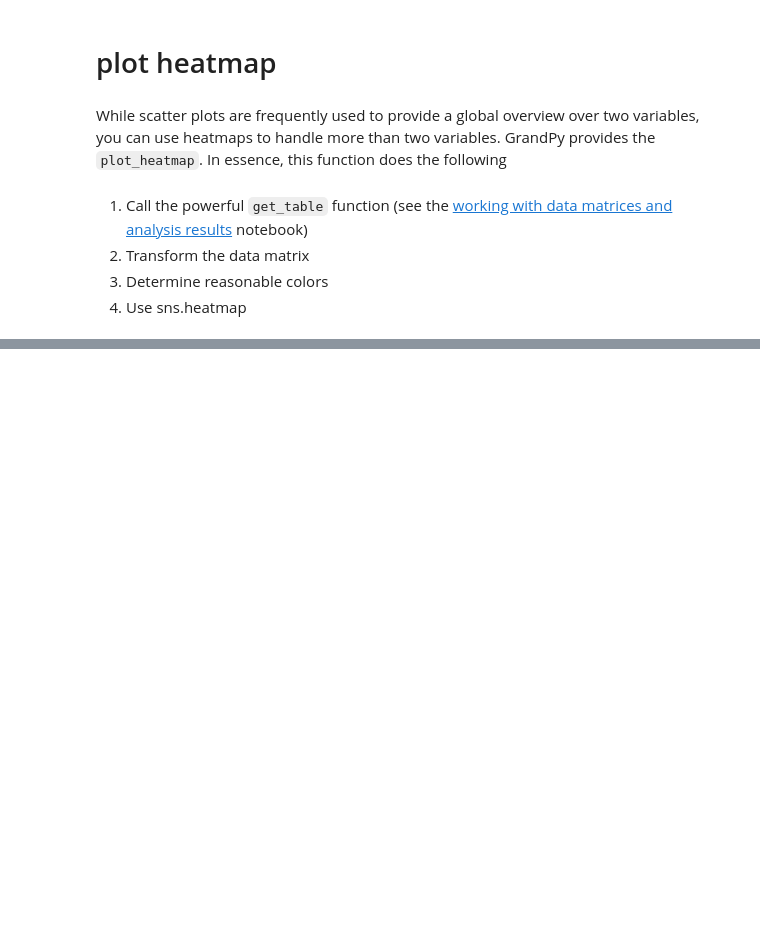
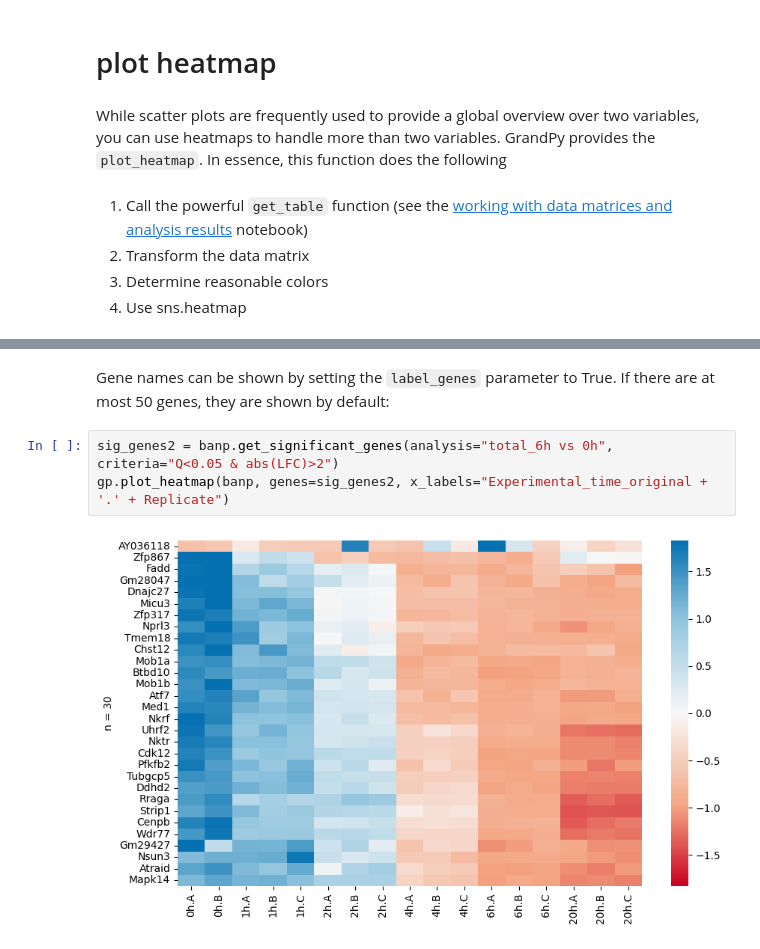
Before and after one commit to maus2310/GrandPy, a Jupyter notebook: docs/notebooks/notebook_05_plotting.ipynb, the cells around one changed output, grey strips where cells are left out. Drawn from its saved outputs; the diff is of its cells as text; blank space fills up the shorter version.

```diff
--- a/docs/notebooks/notebook_05_plotting.ipynb
+++ b/docs/notebooks/notebook_05_plotting.ipynb
@@ -206,0 +213,7 @@ ValueError: Output contains mixed data types (logical and numeric).
+# %% [markdown]
+Gene names can be shown by setting the `label_genes` parameter to True. If there are at most 50 genes, they are shown by default:
+# %%
+sig_genes2 = banp.get_significant_genes(analysis="total_6h vs 0h", criteria="Q<0.05 & abs(LFC)>2")
+gp.plot_heatmap(banp, genes=sig_genes2, x_labels="Experimental_time_original + '.' + Replicate")
+# %% [output]
+[figure, added]
```
Also changed, not shown: parts of 12 cells of this notebook, 1 other file.
